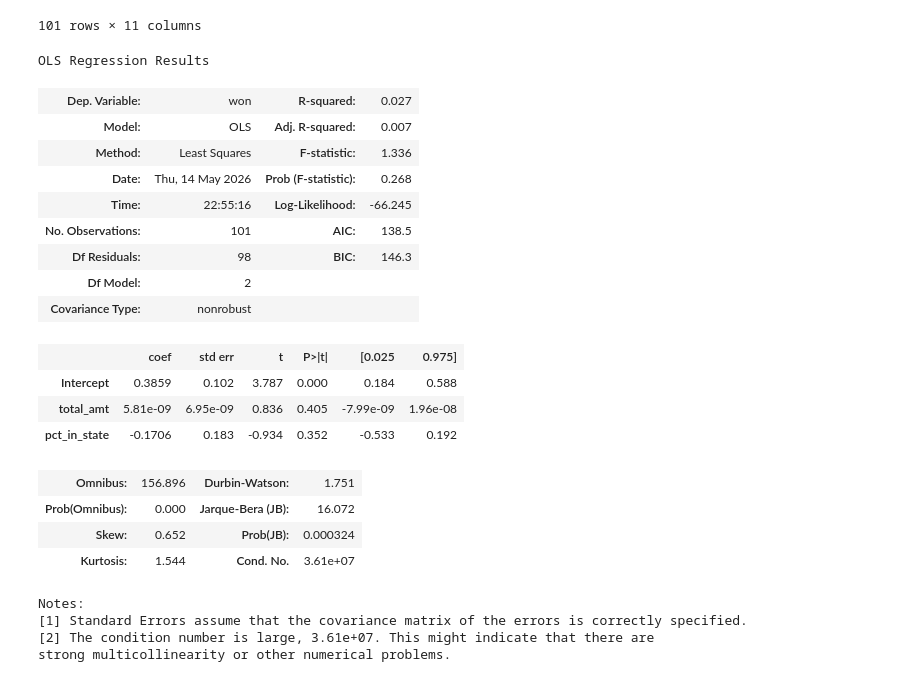
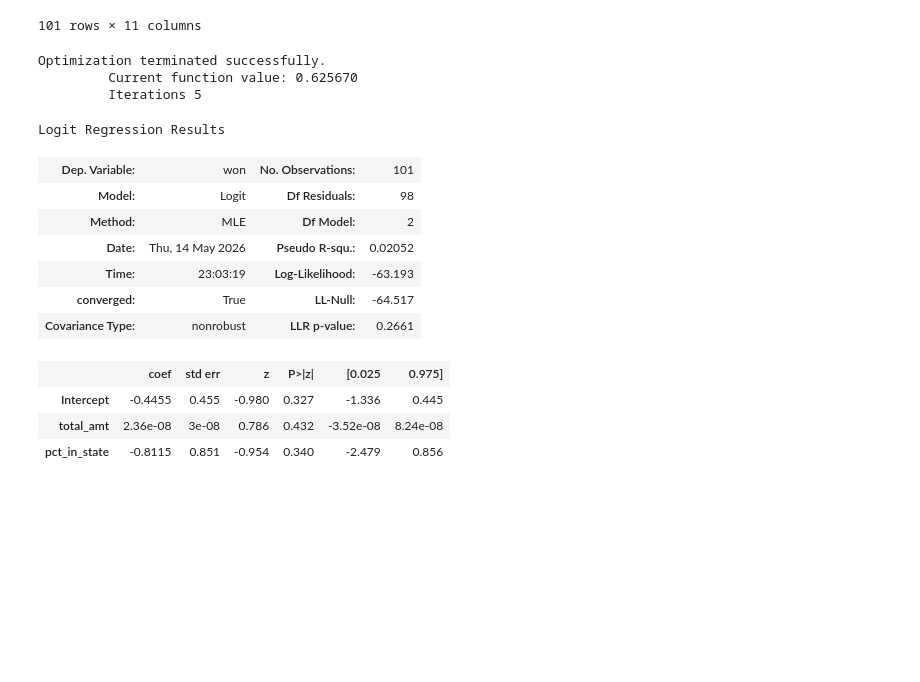
Before and after one commit to kennethgu/stats305c-project, a Jupyter notebook: milestone4/is_local_versus_faraway_donation_predictive.ipynb, the cells around one changed output. Saved outputs shown, nothing was run; the diff lists cells and outputs as text; code cells hidden in the pictures; blank space fills up the shorter version.

Commit message:
flow model

```diff
--- a/milestone4/is_local_versus_faraway_donation_predictive.ipynb
+++ b/milestone4/is_local_versus_faraway_donation_predictive.ipynb
@@ -211,33 +211,26 @@ serious
 # %%
 # I'm just doing linear regression on the probabilities for interpretability (hate log-odds)
 
 import statsmodels.formula.api as smf
 
 # OUTCOME is 'Won'/'Lost' — create binary
 serious['won'] = (serious['OUTCOME'] == 'Won').astype(int)
 
-model = smf.ols('won ~ total_amt + pct_in_state', data=serious).fit()
+model = smf.logit('won ~ total_amt + pct_in_state', data=serious).fit()
 model.summary()
 # %% [output]
-OLS Regression Results
+Optimization terminated successfully.
+         Current function value: 0.625670
+         Iterations 5
+Logit Regression Results
-| Dep. Variable: | won | R-squared: | 0.027 |
-| Model: | OLS | Adj. R-squared: | 0.007 |
-| Method: | Least Squares | F-statistic: | 1.336 |
-| Date: | Thu, 14 May 2026 | Prob (F-statistic): | 0.268 |
-| Time: | 22:55:16 | Log-Likelihood: | -66.245 |
-| No. Observations: | 101 | AIC: | 138.5 |
-| Df Residuals: | 98 | BIC: | 146.3 |
-| Df Model: | 2 |  |  |
-| Covariance Type: | nonrobust |  |  |
+| Dep. Variable: | won | No. Observations: | 101 |
+| Model: | Logit | Df Residuals: | 98 |
+| Method: | MLE | Df Model: | 2 |
+| Date: | Thu, 14 May 2026 | Pseudo R-squ.: | 0.02052 |
+| Time: | 23:03:19 | Log-Likelihood: | -63.193 |
+| converged: | True | LL-Null: | -64.517 |
+| Covariance Type: | nonrobust | LLR p-value: | 0.2661 |
-|  | coef | std err | t | P>|t| | [0.025 | 0.975] |
-| Intercept | 0.3859 | 0.102 | 3.787 | 0.000 | 0.184 | 0.588 |
-| total_amt | 5.81e-09 | 6.95e-09 | 0.836 | 0.405 | -7.99e-09 | 1.96e-08 |
-| pct_in_state | -0.1706 | 0.183 | -0.934 | 0.352 | -0.533 | 0.192 |
+|  | coef | std err | z | P>|z| | [0.025 | 0.975] |
+| Intercept | -0.4455 | 0.455 | -0.980 | 0.327 | -1.336 | 0.445 |
+| total_amt | 2.36e-08 | 3e-08 | 0.786 | 0.432 | -3.52e-08 | 8.24e-08 |
+| pct_in_state | -0.8115 | 0.851 | -0.954 | 0.340 | -2.479 | 0.856 |
-| Omnibus: | 156.896 | Durbin-Watson: | 1.751 |
-| Prob(Omnibus): | 0.000 | Jarque-Bera (JB): | 16.072 |
-| Skew: | 0.652 | Prob(JB): | 0.000324 |
-| Kurtosis: | 1.544 | Cond. No. | 3.61e+07 |
-Notes:
-[1] Standard Errors assume that the covariance matrix of the errors is correctly specified.
-[2] The condition number is large, 3.61e+07. This might indicate that there are
-strong multicollinearity or other numerical problems.
```
Also changed, not shown: 20 other files.
